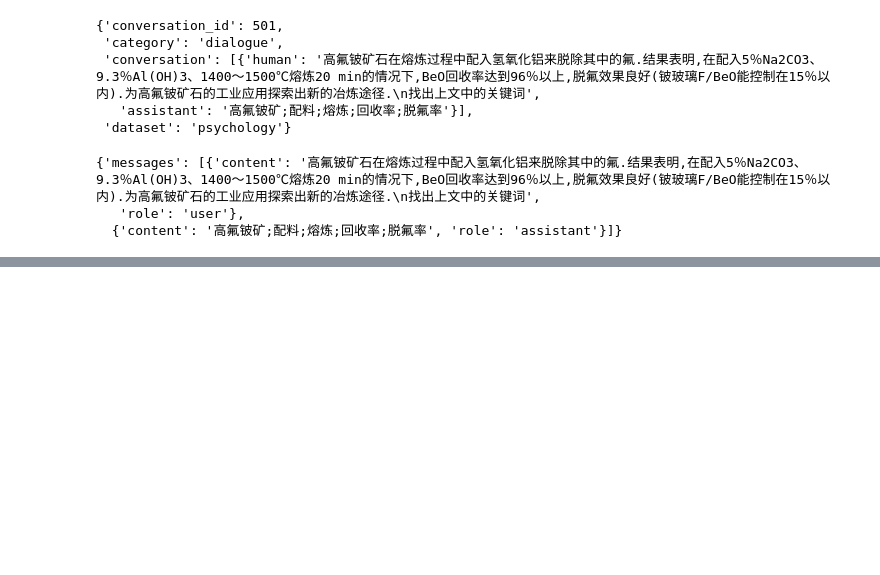
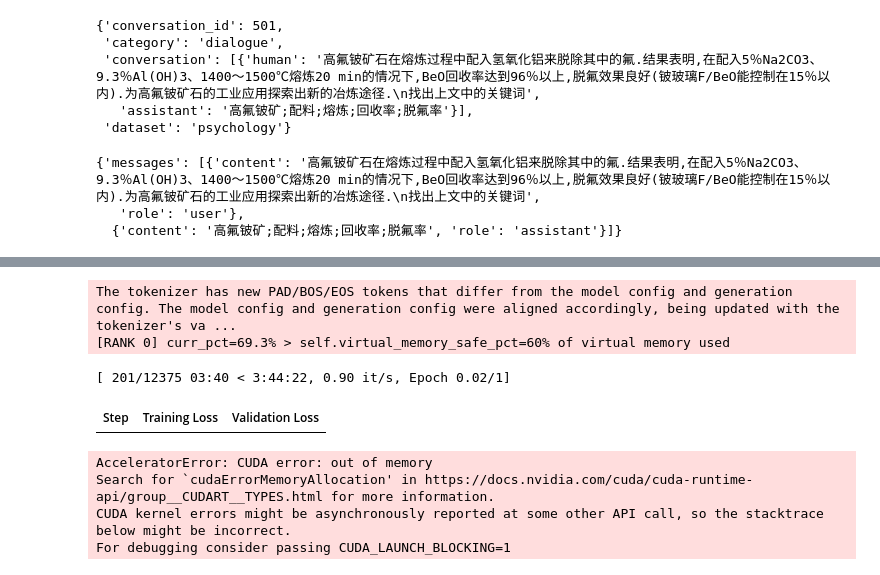
Before and after one commit to wanghaoyu0908/0119_finetune, a Jupyter notebook: 05_trl_sft_demo.ipynb, the cells around one changed output, grey strips where cells are left out. Cells and saved outputs as stored; diff of their text form; code cells hidden in the pictures; blank space fills up the shorter version.

```diff
--- a/05_trl_sft_demo.ipynb
+++ b/05_trl_sft_demo.ipynb
@@ -55,7 +55,7 @@ mapped_datasets_dict["train"][0]
   {'content': '高氟铍矿;配料;熔炼;回收率;脱氟率', 'role': 'assistant'}]}
 # %%
 # 3、构造SFTConfig实例
-SFTConfig(
+config = SFTConfig(
     per_device_train_batch_size=1,
     gradient_accumulation_steps=4,
     num_train_epochs=1,
@@ -67,4 +67,38 @@ SFTConfig(
     learning_rate=5e-5,
     lr_scheduler_type="cosine",
     warmup_ratio=0.1,
+
+    # 评估和保存相关参数：
+    eval_strategy="steps",
+    eval_steps=200,
+    metric_for_best_model="eval_loss",
+    greater_is_better=False,
+    save_strategy="steps",
+    save_steps=200,
+    save_total_limit=3,
+    output_dir="finetuned/Qwen3-0.6B-SFT",
+
+    # 优化相关
+    bf16=True,
+    gradient_checkpointing=True,
+    activation_offloading=True,
+    max_length=500,
+
+    # use_liger_kernel=True,
+    # model_init_kwargs={"attn_implementation": "kernels-community/flash-attn2"}
+
+    assistant_only_loss=True,
+    # chat_template_path=
+
 )
+
+# 4、SFTTrainer实例
+model = AutoModelForCausalLM.from_pretrained("model/Qwen3-0.6B/")
+tokenizer = AutoTokenizer.from_pretrained("model/Qwen3-0.6B")
+trainer = SFTTrainer(
+    model=model,
+    args=config,
+    train_dataset=mapped_datasets_dict["train"],
+    eval_dataset=mapped_datasets_dict["test"],
+    processing_class=tokenizer
+)
@@ -70,0 +126,12 @@ SFTConfig(
+# %%
+trainer.train()
+trainer.save_model(output_dir="finetuned/Qwen3-0.6B-SFT")
+# %% [output]
+The tokenizer has new PAD/BOS/EOS tokens that differ from the model config and generation config. The model config and generation config were aligned accordingly, being updated with the tokenizer's va ...
+[RANK 0] curr_pct=69.3% > self.virtual_memory_safe_pct=60% of virtual memory used
+[ 201/12375 03:40 < 3:44:22, 0.90 it/s, Epoch 0.02/1]
+| Step | Training Loss | Validation Loss |
+AcceleratorError: CUDA error: out of memory
+Search for `cudaErrorMemoryAllocation' in https://docs.nvidia.com/cuda/cuda-runtime-api/group__CUDART__TYPES.html for more information.
+CUDA kernel errors might be asynchronously reported at some other API call, so the stacktrace below might be incorrect.
+For debugging consider passing CUDA_LAUNCH_BLOCKING=1
```
Also changed, not shown: parts of 11 cells of this notebook, 5 other files.
